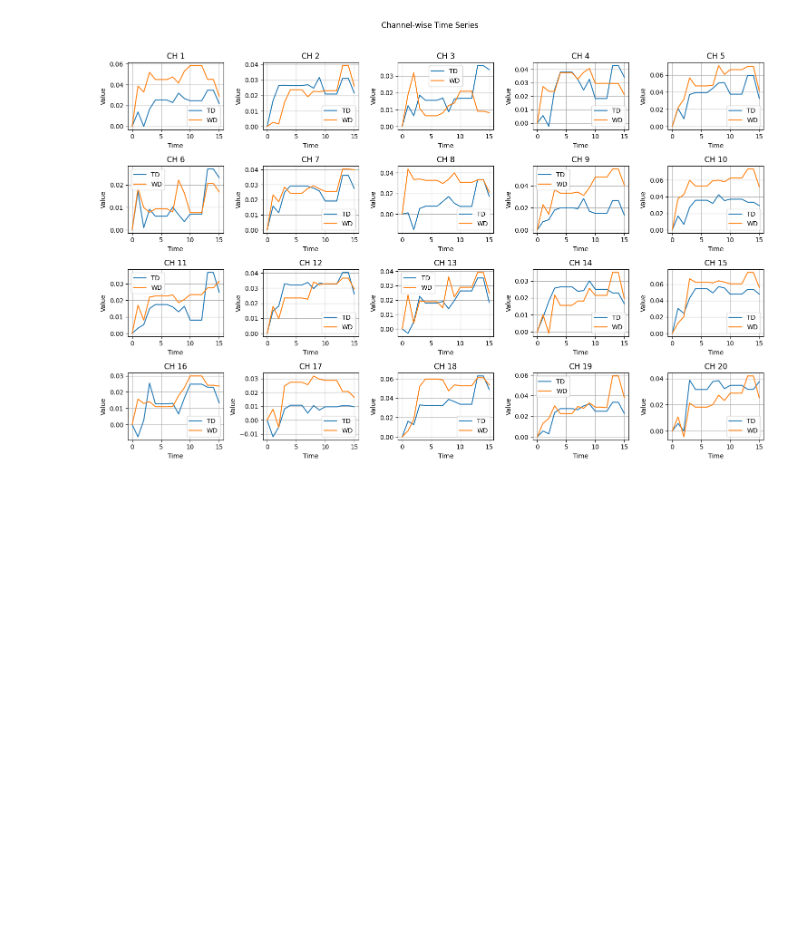
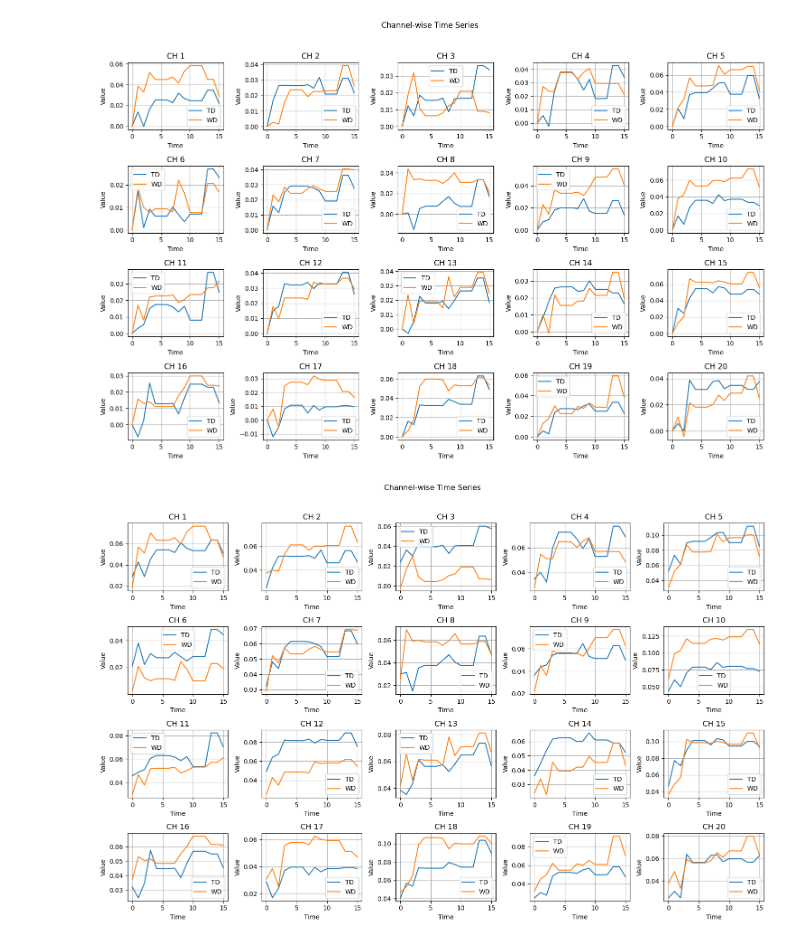
Before and after one commit to xiaosuhu/fNIRS_NLP, a Jupyter notebook: brain_score_plot.ipynb, the cells around one changed output. Drawn from its saved outputs; the diff is of its cells as text; code cells hidden in the pictures; blank space fills up the shorter version.

Commit message:
update:plot

```diff
--- a/brain_score_plot.ipynb
+++ b/brain_score_plot.ipynb
@@ -6,6 +8,9 @@ import matplotlib.pyplot as plt
 # %%
-result_td = scipy.io.loadmat("F:\\MatlabBackUp\\PROJECT_HH_ENGLISH\\Pilot_Aanalysis_LLM_data_prep\\brain_score_result_v2_TD.mat")
-result_wd = scipy.io.loadmat("F:\\MatlabBackUp\\PROJECT_HH_ENGLISH\\Pilot_Aanalysis_LLM_data_prep\\brain_score_result_v2_WD.mat")
+#result_td = scipy.io.loadmat("F:\\MatlabBackUp\\PROJECT_HH_ENGLISH\\Pilot_Aanalysis_LLM_data_prep\\brain_score_result_v2_TD.mat")
+#result_wd = scipy.io.loadmat("F:\\MatlabBackUp\\PROJECT_HH_ENGLISH\\Pilot_Aanalysis_LLM_data_prep\\brain_score_result_v2_WD.mat")
+
+result_td = scipy.io.loadmat("brain_score_result_v2_TD.mat")
+result_wd = scipy.io.loadmat("brain_score_result_v2_WD.mat")
 # %%
 avg_result_td = np.mean(result_td["brain_score"], axis=0)
 avg_result_wd = np.mean(result_wd["brain_score"], axis=0)
@@ -37,3 +42,28 @@ plt.tight_layout(rect=[0, 0, 1, 0.96])  # Adjust layout to fit title
 plt.show()
 # %% [output]
 [figure]
+# %%
+# Step 3: Plot
+fig, axes = plt.subplots(4, 5, figsize=(15, 10))  # Create a 4x5 grid of subplots
+fig.suptitle("Channel-wise Time Series")
+
+time = np.arange(16)  # Assuming time points are 0 to 15
+
+for i, ax in enumerate(axes.flat):
+    if i < 20:
+        ax.plot(time, avg_result_td[i, :], label=f"CH {i+1}")
+        ax.plot(time, avg_result_wd[i, :], label=f"CH {i+1}")
+
+        ax.set_title(f"CH {i+1}")
+        ax.set_xlabel("Time")
+        ax.set_ylabel("Value")
+        ax.grid(True)
+        ax.legend(["TD","WD"])  # Add legend to each subplot
+
+    else:
+        ax.axis("off")  # Hide unused subplots
+
+plt.tight_layout(rect=[0, 0, 1, 0.96])  # Adjust layout to fit title
+plt.show()
+# %% [output]
+[figure, added]
```
Also changed, not shown: parts of 1 cell of this notebook.
